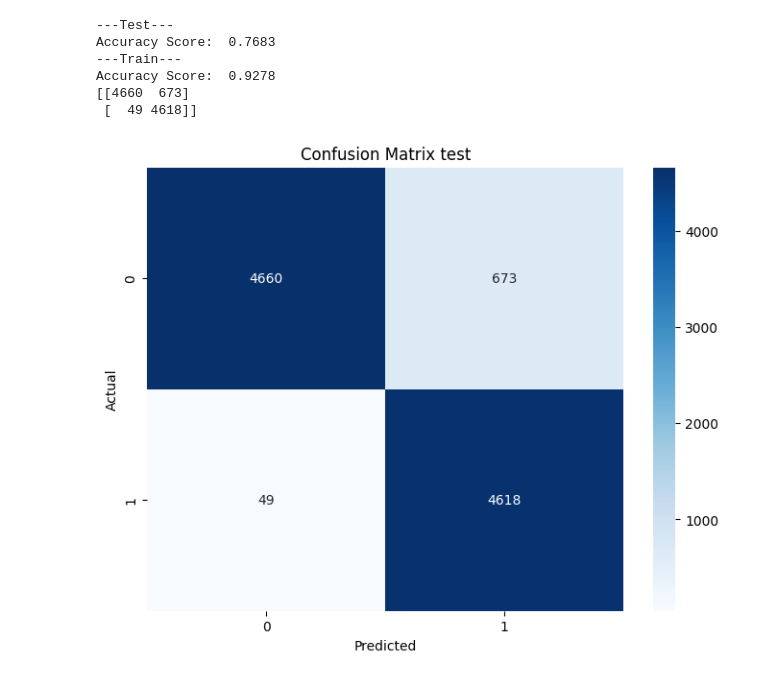
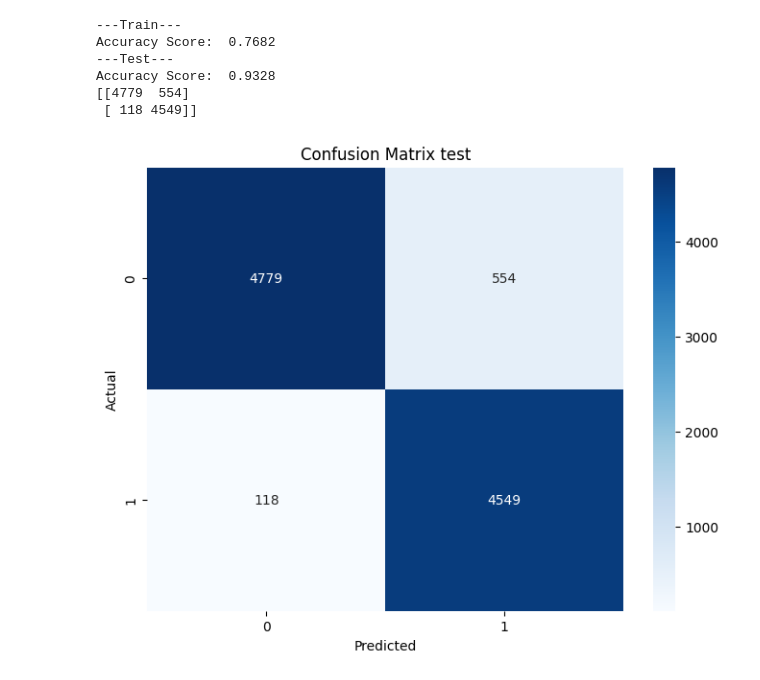
Before and after one commit to danielDiezURV/A2_Supervised_Learning_Machines, a Jupyter notebook: ring_tests/TF_BP-A2-ring-merged-Test.ipynb, the cells around one changed output. Drawn from its saved outputs; the diff is of its cells as text; code cells hidden in the pictures.

```diff
--- a/ring_tests/TF_BP-A2-ring-merged-Test.ipynb
+++ b/ring_tests/TF_BP-A2-ring-merged-Test.ipynb
@@ -1,5 +1,5 @@
 # %%
-###··· RING SEPARATED DATASET ···###
+###··· RING MERGED DATASET ···###
 import pandas as pd
 from matplotlib import pyplot as plt
 from sklearn.preprocessing import MinMaxScaler
@@ -7,7 +7,7 @@ from sklearn.metrics import *
 
 # Part 1: Selecting and analyzing the dataset
 # #Load the dataset
-ring_merged = pd.read_csv("\A2-ring\A2-ring-merged.txt", sep='\t', header=None)
+ring_merged = pd.read_csv("A2-ring\A2-ring-merged.txt", sep='\t', header=None)
 ring_merged.columns = ["X", "Y", "Result"]
 # Select the first two columns
 x_t_merged = ring_merged[["X", "Y"]]
@@ -58,7 +58,7 @@ for train_index, val_index in kf.split(x_t_merged_scaled):
         keras.layers.Dense(5, activation='tanh'),
         keras.layers.Dense(1, activation='sigmoid')
     ])
-    optimizer = keras.optimizers.Adam(learning_rate=0.01, ema_momentum=0.5)
+    optimizer = keras.optimizers.Adam(learning_rate=0.01, ema_momentum=0.05)
     model.compile(loss='binary_crossentropy', metrics=['accuracy'], optimizer=optimizer)
     # Train the model
     history = model.fit(x_train, y_train, epochs=50, validation_data=(x_val, y_val), verbose=2)
@@ -96,35 +97,35 @@ Epoch 44/50
 # %%
 from sklearn.metrics import *
 from matplotlib import pyplot as plt
 from seaborn import heatmap
 from sklearn.metrics import confusion_matrix
 import numpy as np
 
 # Part 3: Obtaining predictions
-y_pred_train = (model.predict(x_t_s_scaled, verbose=0)[:, 0] > 0.5).astype(np.int8)
+y_pred_train = (model.predict(x_t_merged_scaled, verbose=0)[:, 0] > 0.5).astype(np.int8)
 y_pred_test = (model.predict(x_v_scaled, verbose=0)[:, 0] > 0.5).astype(np.int8)
+print("---Train---")
+print("Accuracy Score: ", accuracy_score(y_t_merged, y_pred_train))
 print("---Test---")
-print("Accuracy Score: ", accuracy_score(y_t_sep, y_pred_train))
-print("---Train---")
 print("Accuracy Score: ", accuracy_score(y_v, y_pred_test))
 
 # Generate the confusion matrix
 
 confusion = confusion_matrix(y_v, y_pred_test, labels=[0, 1])
 print(confusion)
 
 # Plot the confusion matrix
 plt.figure(figsize=(8, 6))
 heatmap(confusion, annot=True, cmap='Blues', fmt='g')
 plt.xlabel('Predicted')
 plt.ylabel('Actual')
 plt.title('Confusion Matrix test')
 plt.show()
 # %% [output]
+---Train---
+Accuracy Score:  0.7682
 ---Test---
-Accuracy Score:  0.7683
----Train---
-Accuracy Score:  0.9278
-[[4660  673]
- [  49 4618]]
+Accuracy Score:  0.9328
+[[4779  554]
+ [ 118 4549]]
-[figure, old version]
+[figure, new version]
```
Also changed, not shown: parts of 2 cells of this notebook, 7 other files.
